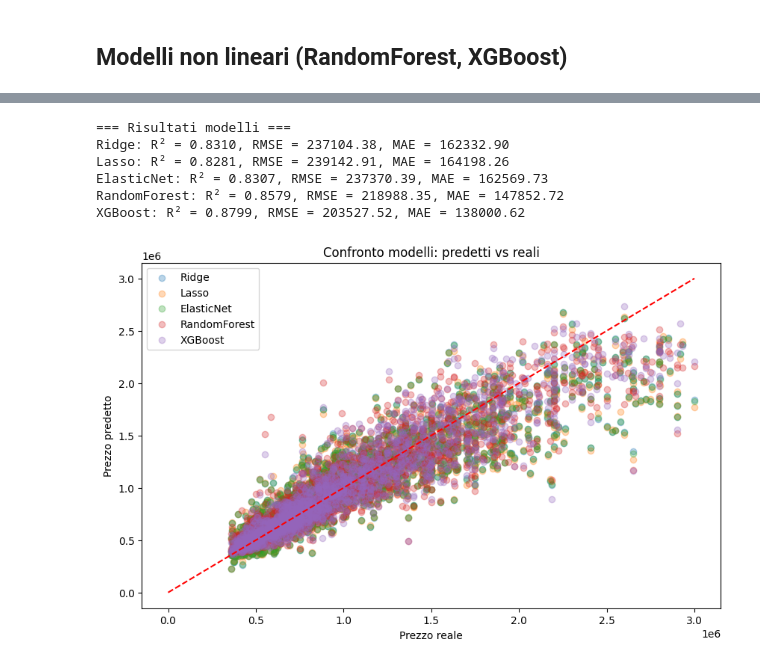
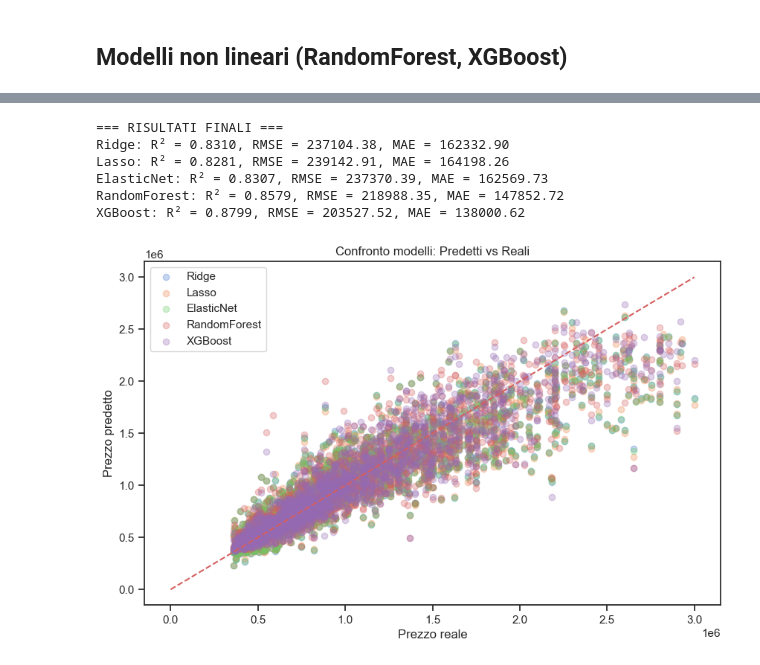
Before and after one commit to Rohesia/Giudice_DepositoCorso, a Jupyter notebook: ITConsulting_corso/mercoledi_3_12/regression/regression_ridge_lasso.ipynb, the cells around one changed output, grey strips where cells are left out. Saved outputs shown, nothing was run; the diff lists cells and outputs as text; code cells hidden in the pictures.

```diff
--- a/ITConsulting_corso/mercoledi_3_12/regression/regression_ridge_lasso.ipynb
+++ b/ITConsulting_corso/mercoledi_3_12/regression/regression_ridge_lasso.ipynb
@@ -164,27 +193,25 @@ y_pred_xgb = xgb.predict(X_test)
 # %%
 # valutazione
 results = {}
-for name, y_pred in [
-    ('Ridge', y_pred_ridge),
-    ('Lasso', y_pred_lasso),
-    ('ElasticNet', y_pred_elastic),
-    ('RandomForest', y_pred_rf),
-    ('XGBoost', y_pred_xgb)
-]:
-    if name in ['RandomForest','XGBoost']:
-        r2 = rf.score(X_test, y_test) if name=='RandomForest' else xgb.score(X_test, y_test)
-    else:
-        r2 = ridge_model.score(X_test_scaled, y_test) if name=='Ridge' else (
-            lasso_model.score(X_test_scaled, y_test) if name=='Lasso' else elastic.score(X_test_scaled, y_test)
-        )
+
+models = {
+    "Ridge": (ridge_model, y_pred_ridge),
+    "Lasso": (lasso_model, y_pred_lasso),
+    "ElasticNet": (elastic, y_pred_elastic),
+    "RandomForest": (rf, y_pred_rf),
+    "XGBoost": (xgb, y_pred_xgb)
+}
+
+for name, (model, y_pred) in models.items():
+    r2 = model.score(X_test_scaled, y_test) if name in ["Ridge","Lasso","ElasticNet"] else model.score(X_test, y_test)
     rmse, mae = eval_preds(y_test, y_pred)
-    results[name] = {'R2': r2, 'RMSE': rmse, 'MAE': mae}
+    results[name] = {"R2": r2, "RMSE": rmse, "MAE": mae}
 
-print("=== Risultati modelli ===")
+print("\n=== RISULTATI FINALI ===")
 for name, m in results.items():
     print(f"{name}: R² = {m['R2']:.4f}, RMSE = {m['RMSE']:.2f}, MAE = {m['MAE']:.2f}")
 # %% [output]
-=== Risultati modelli ===
+=== RISULTATI FINALI ===
 Ridge: R² = 0.8310, RMSE = 237104.38, MAE = 162332.90
 Lasso: R² = 0.8281, RMSE = 239142.91, MAE = 164198.26
 ElasticNet: R² = 0.8307, RMSE = 237370.39, MAE = 162569.73
@@ -193,18 +220,15 @@ XGBoost: R² = 0.8799, RMSE = 203527.52, MAE = 138000.62
 # %%
 plt.figure(figsize=(10,6))
 y_test_real = np.expm1(y_test)
 
-for name, y_pred in zip(
-    ['Ridge','Lasso','ElasticNet','RandomForest','XGBoost'],
-    [y_pred_ridge,y_pred_lasso,y_pred_elastic,y_pred_rf,y_pred_xgb]
-):
+for name, (_, y_pred) in models.items():
     plt.scatter(y_test_real, np.expm1(y_pred), alpha=0.3, label=name)
 
-plt.plot([0, max(y_test_real)], [0, max(y_test_real)], 'r--')
-plt.xlabel('Prezzo reale')
-plt.ylabel('Prezzo predetto')
-plt.title('Confronto modelli: predetti vs reali')
+plt.plot([0, max(y_test_real)], [0, max(y_test_real)], "r--")
+plt.xlabel("Prezzo reale")
+plt.ylabel("Prezzo predetto")
+plt.title("Confronto modelli: Predetti vs Reali")
 plt.legend()
 plt.show()
 # %% [output]
-[figure, old version]
+[figure, new version]
```
Also changed, not shown: parts of 3 cells of this notebook, 6 other files.
